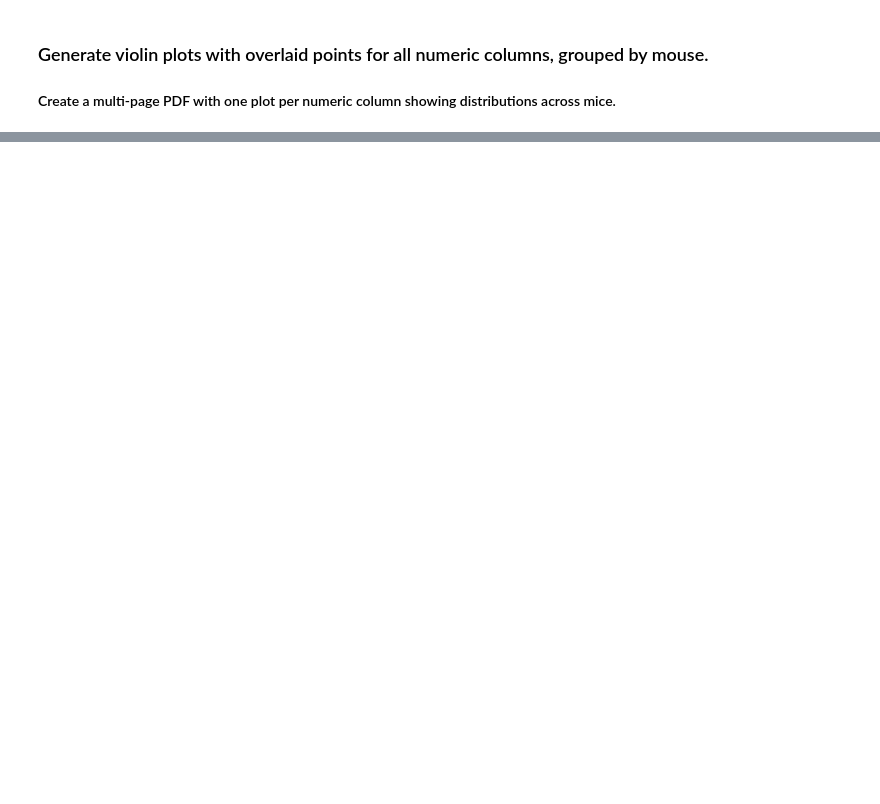
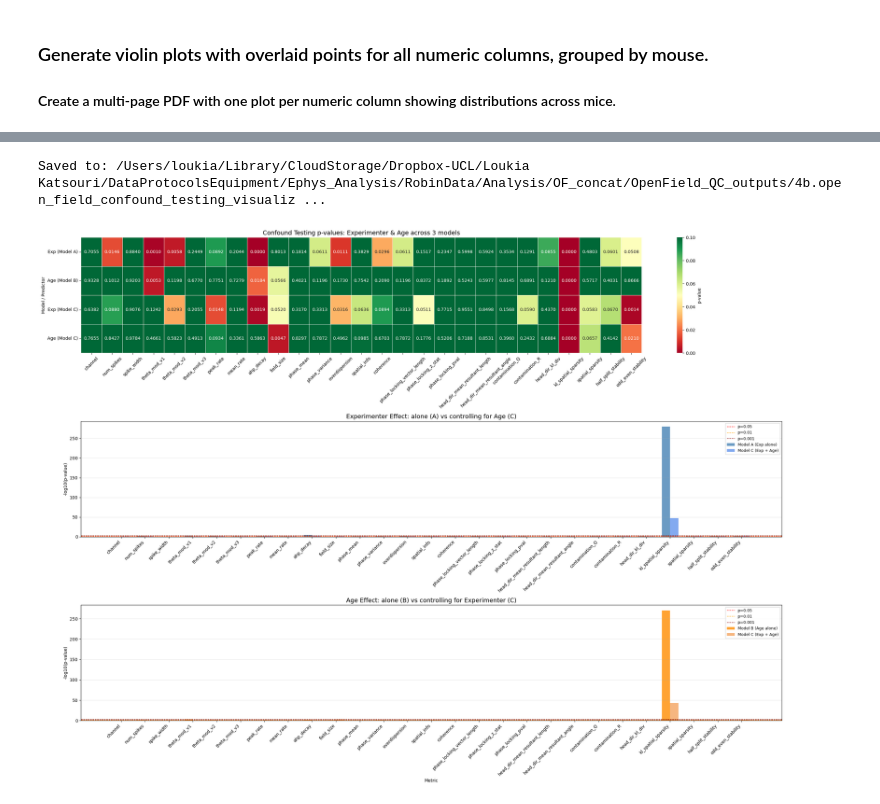
Before and after one commit to lkatsouri/NLGF_ephys_AXONA_data, a Jupyter notebook: ephys_openField_qc.ipynb, the cells around one changed output, grey strips where cells are left out. Drawn from its saved outputs; the diff is of its cells as text; code cells hidden in the pictures; blank space fills up the shorter version.

```diff
--- a/ephys_openField_qc.ipynb
+++ b/ephys_openField_qc.ipynb
@@ -1387,0 +817,71 @@ Saved boxplots PDF to: /Users/loukia/UCL Dropbox/Loukia Katsouri/DataProtocolsEq
+# %%
+"""Visualization of Confound Testing results (3-model comparison)
+Plot 1: Heatmap of p-values across all models (A, B, C)
+Plot 2: Grouped bar plot — Experimenter p-values: Model A (alone) vs Model C (joint)
+Plot 3: Grouped bar plot — Age p-values: Model B (alone) vs Model C (joint)
+"""
+
+import seaborn as sns
+
+fig, axes = plt.subplots(3, 1, figsize=(24, 18))
+
+# ── Plot 1: Heatmap of all p-values ────────────────────────────────────────
+heatmap_data = df_confound[['metric', 'A_p_Experimenter', 'B_p_Age',
+                             'C_p_Experimenter', 'C_p_Age']].set_index('metric')
+heatmap_data.columns = ['Exp (Model A)', 'Age (Model B)', 'Exp (Model C)', 'Age (Model C)']
+
+sns.heatmap(heatmap_data.T, annot=True, fmt='.4f', cmap='RdYlGn',
+            vmin=0, vmax=0.1, ax=axes[0], cbar_kws={'label': 'p-value'},
+            linewidths=0.5)
+axes[0].set_title('Confound Testing p-values: Experimenter & Age across 3 models', fontsize=14)
+axes[0].set_ylabel('Model / Predictor')
+axes[0].set_xlabel('')
+axes[0].tick_params(axis='x', rotation=45)
+axes[0].tick_params(axis='y', rotation=0)
+
+
+# ── Plot 2: Experimenter — Model A vs Model C ─────────────────────────────
+x = np.arange(len(df_confound))
+width = 0.35
+
+neg_log_A = -np.log10(df_confound['A_p_Experimenter'].clip(lower=1e-300))
+neg_log_C_exp = -np.log10(df_confound['C_p_Experimenter'].clip(lower=1e-300))
+
+axes[1].bar(x - width/2, neg_log_A, width, label='Model A (Exp alone)', color='steelblue', alpha=0.8)
+axes[1].bar(x + width/2, neg_log_C_exp, width, label='Model C (Exp + Age)', color='cornflowerblue', alpha=0.8)
+axes[1].axhline(y=-np.log10(0.05), color='red', linestyle='--', linewidth=1, label='p=0.05')
+axes[1].axhline(y=-np.log10(0.01), color='orange', linestyle='--', linewidth=1, label='p=0.01')
+axes[1].axhline(y=-np.log10(0.001), color='darkred', linestyle='--', linewidth=1, label='p=0.001')
+axes[1].set_xticks(x)
+axes[1].set_xticklabels(df_confound['metric'], rotation=45, ha='right')
+axes[1].set_ylabel('-log10(p-value)')
+axes[1].set_title('Experimenter Effect: alone (A) vs controlling for Age (C)', fontsize=14)
+axes[1].legend(loc='upper right', fontsize=9)
+axes[1].grid(axis='y', alpha=0.3)
+
+# ── Plot 3: Age — Model B vs Model C ──────────────────────────────────────
+neg_log_B = -np.log10(df_confound['B_p_Age'].clip(lower=1e-300))
+neg_log_C_age = -np.log10(df_confound['C_p_Age'].clip(lower=1e-300))
+
+axes[2].bar(x - width/2, neg_log_B, width, label='Model B (Age alone)', color='darkorange', alpha=0.8)
+axes[2].bar(x + width/2, neg_log_C_age, width, label='Model C (Exp + Age)', color='sandybrown', alpha=0.8)
+axes[2].axhline(y=-np.log10(0.05), color='red', linestyle='--', linewidth=1, label='p=0.05')
+axes[2].axhline(y=-np.log10(0.01), color='orange', linestyle='--', linewidth=1, label='p=0.01')
+axes[2].axhline(y=-np.log10(0.001), color='darkred', linestyle='--', linewidth=1, label='p=0.001')
+axes[2].set_xticks(x)
+axes[2].set_xticklabels(df_confound['metric'], rotation=45, ha='right')
+axes[2].set_ylabel('-log10(p-value)')
+axes[2].set_xlabel('Metric')
+axes[2].set_title('Age Effect: alone (B) vs controlling for Experimenter (C)', fontsize=14)
+axes[2].legend(loc='upper right', fontsize=9)
+axes[2].grid(axis='y', alpha=0.3)
+
+plt.tight_layout()
+
+confound_plot_path = os.path.join(OPEN_FIELD_OUTDIR, "4b.open_field_confound_testing_visualization.pdf")
+fig.savefig(confound_plot_path, bbox_inches='tight')
+print(f"Saved to: {confound_plot_path}")
+plt.show()
+# %% [output]
+Saved to: /Users/loukia/Library/CloudStorage/Dropbox-UCL/Loukia Katsouri/DataProtocolsEquipment/Ephys_Analysis/RobinData/Analysis/OF_concat/OpenField_QC_outputs/4b.open_field_confound_testing_visualiz ...
+[figure, added]
```
Also changed, not shown: parts of 27 cells of this notebook, 3 other files.
